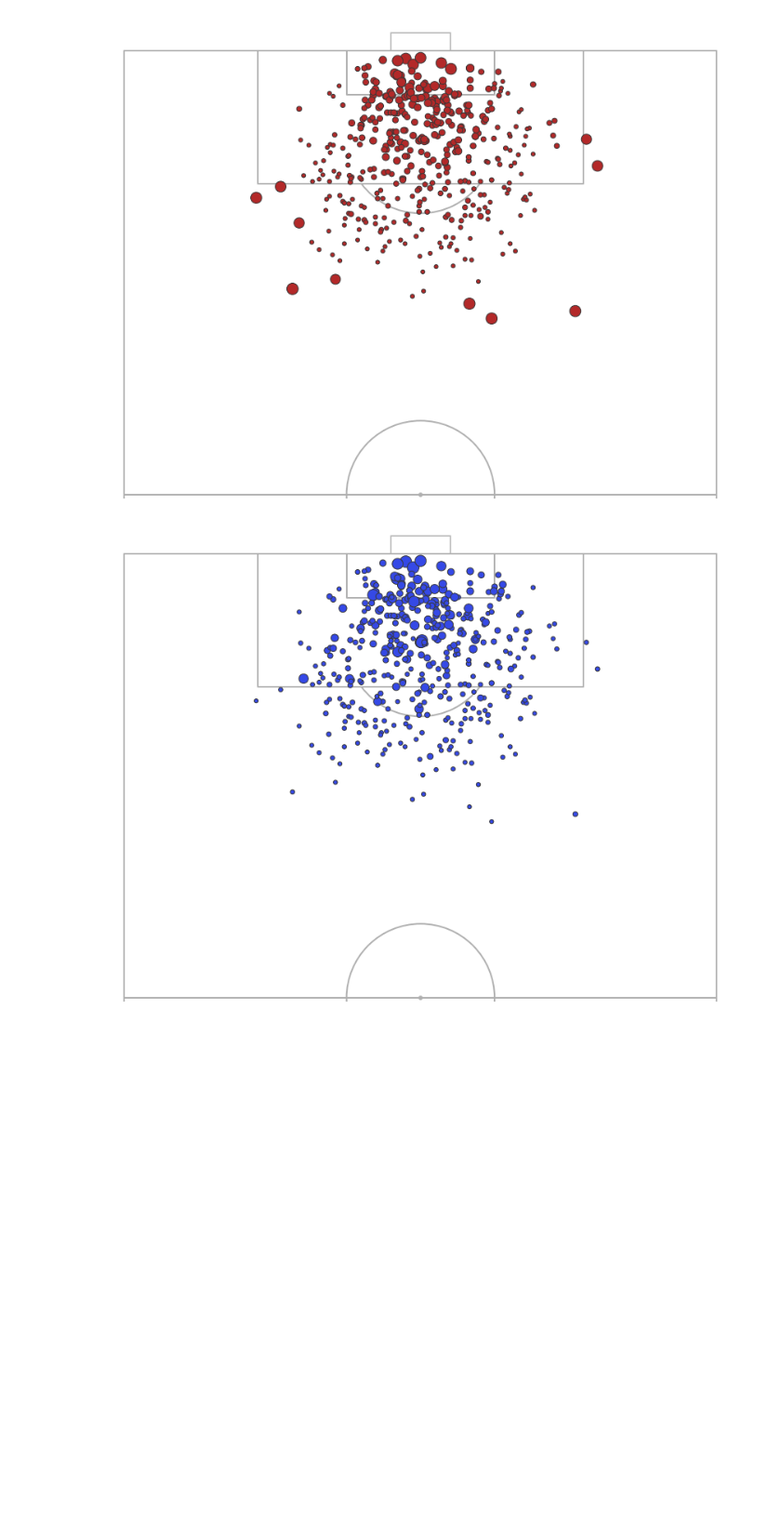
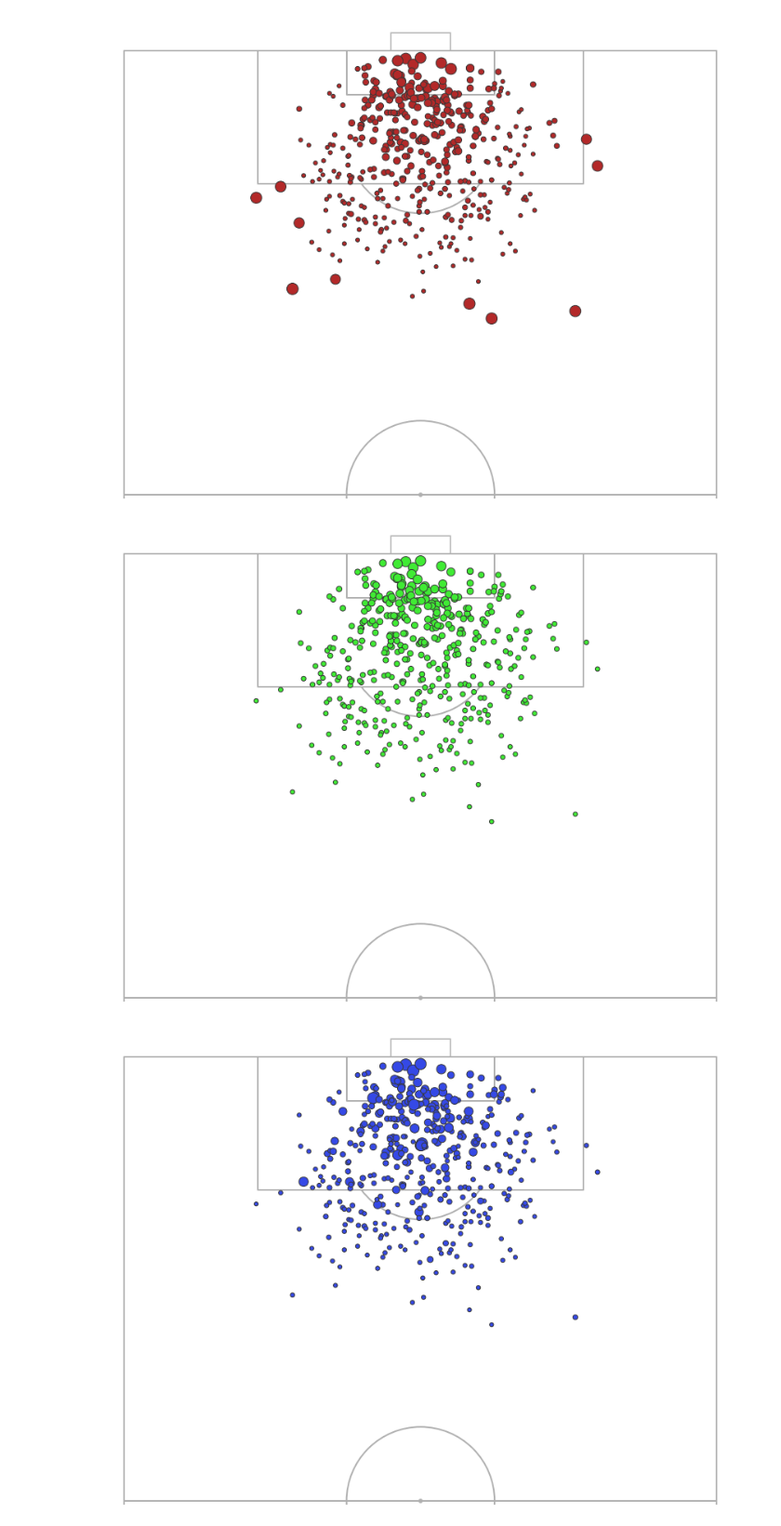
Before and after one commit to SamGrievo/Machine-Learning, a Jupyter notebook: xGmodel_xGBoost.ipynb, the cells around one changed output. Shown at 93% size. Drawn from its saved outputs; the diff is of its cells as text; code cells hidden in the pictures; blank space fills up the shorter version.

```diff
--- a/xGmodel_xGBoost.ipynb
+++ b/xGmodel_xGBoost.ipynb
@@ -287,5 +330,13 @@ for i in range(len(xg_shots_match)):
 # %%
-df_event_shots_match.insert(1,'xg',xg)
+df_event_shots_match.insert(1,'xg_boost_xg',xg_boost_xg)
+# %%
+xg_shots_match_mlp = mlp.predict_proba(x)
+# %%
+mlp_xg = []
+for i in range(len(xg_shots_match_mlp)):
+  mlp_xg.append(xg_shots_match_mlp[i,1])
+# %%
+df_event_shots_match.insert(1,'mlp_xg',mlp_xg)
 # %%
 pitch = VerticalPitch(pad_bottom=0.5,  # pitch extends slightly below halfway line
                       half=True,  # half of a pitch
@@ -303,6 +354,19 @@ sc = pitch.scatter(df_event_shots_match['location x'], df_event_shots_match['loc
                    ax=ax)
 # %% [output]
 [figure]
+# %%
+fig, ax = pitch.draw(figsize=(12, 10))
+
+
+sc = pitch.scatter(df_event_shots_match['location x'], df_event_shots_match['location y'],
+                   # size varies between 100 and 1000 (points squared)
+                   s=(df_event_shots_match['mlp_xg'] * 900) + 100,
+                   c='#40eb34',  # color for scatter in hex format
+                   edgecolors='#383838',
+                   marker='.',
+                   ax=ax)
+# %% [output]
+[figure, added]
 # %%
 fig, ax = pitch.draw(figsize=(12, 10))
 sc1 = pitch.scatter(df_event_shots_match['location x'], df_event_shots_match['location y'],
```
Also changed, not shown: parts of 9 cells of this notebook.
